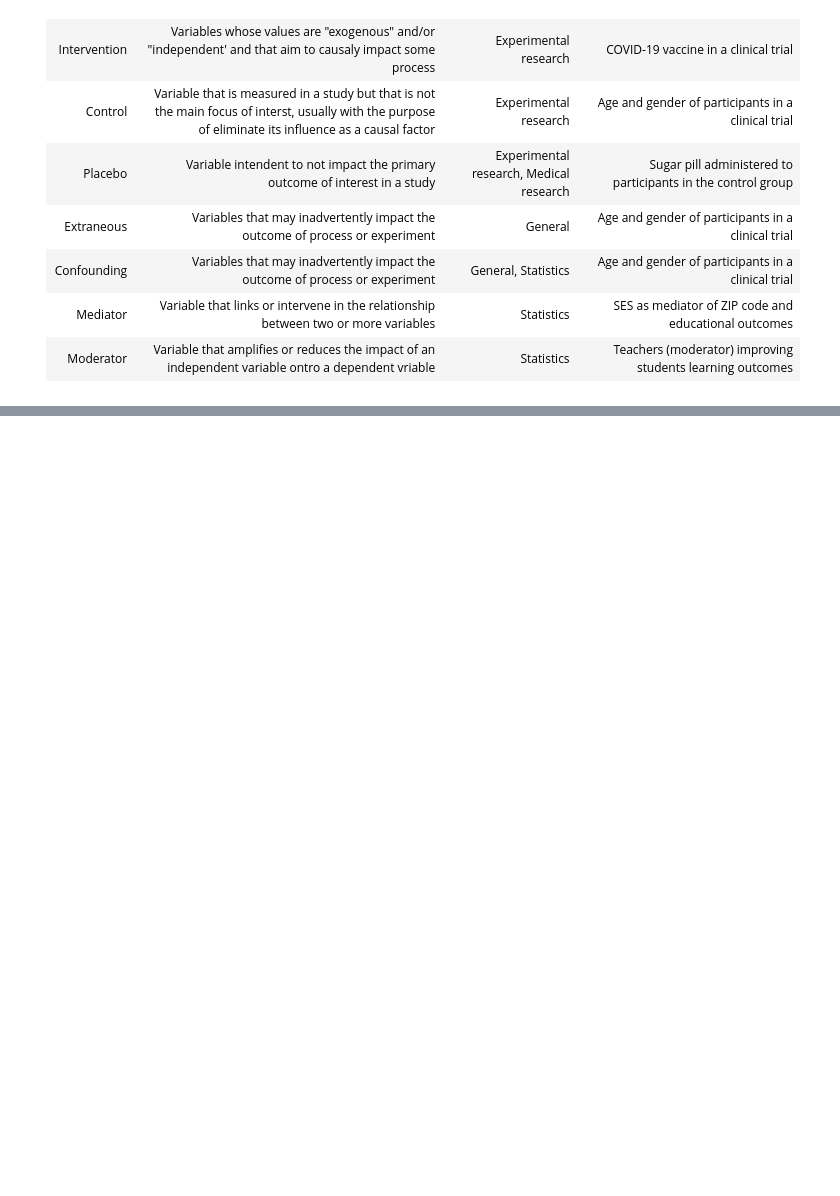
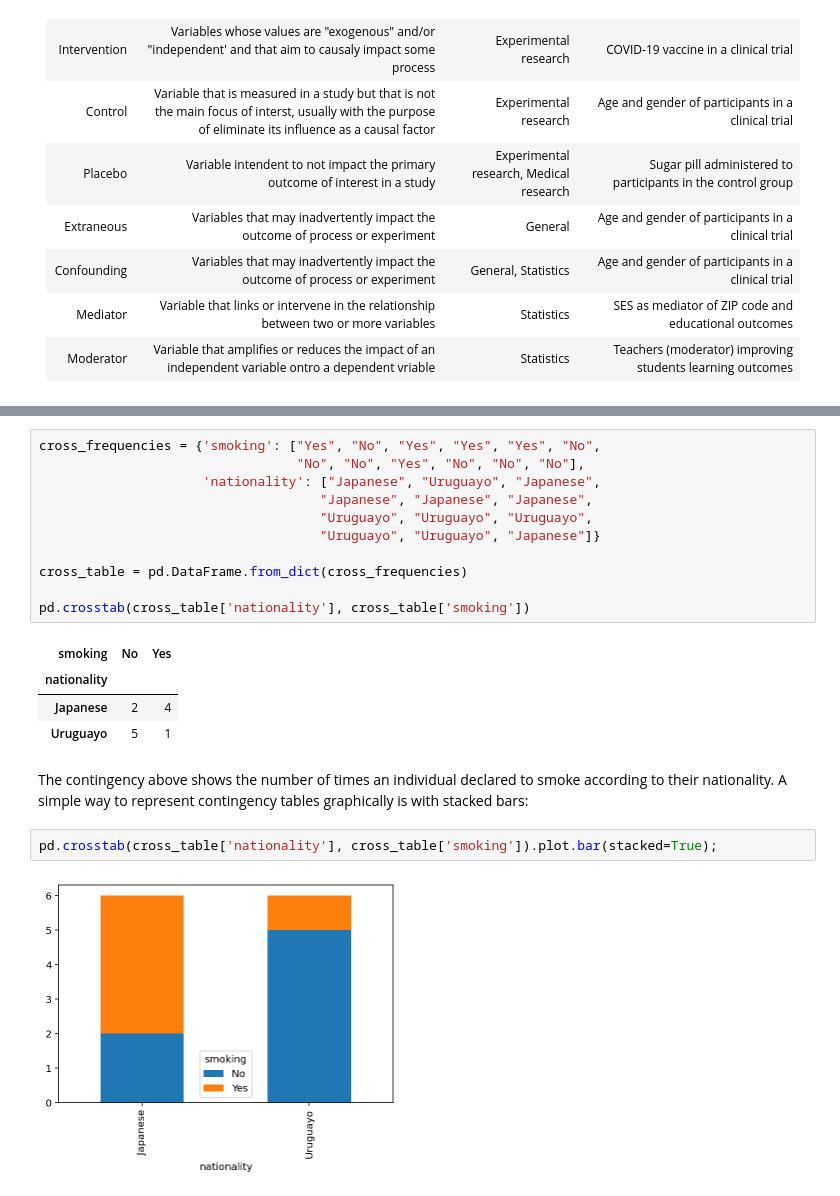
Before and after one commit to pabloinsente/data-analysis-python, a Jupyter notebook: notebooks/2-basic-concepts.ipynb, the cells around one changed output, grey strips where cells are left out. Drawn from its saved outputs; the diff is of its cells as text; blank space fills up the shorter version.

```diff
--- a/notebooks/2-basic-concepts.ipynb
+++ b/notebooks/2-basic-concepts.ipynb
@@ -367,0 +426,22 @@ In this section, I group and provide brief definitions of the most common ways t
+# %%
+cross_frequencies = {'smoking': ["Yes", "No", "Yes", "Yes", "Yes", "No",
+                                 "No", "No", "Yes", "No", "No", "No"],
+                     'nationality': ["Japanese", "Uruguayo", "Japanese",
+                                    "Japanese", "Japanese", "Japanese",
+                                    "Uruguayo", "Uruguayo", "Uruguayo",
+                                    "Uruguayo", "Uruguayo", "Japanese"]}
+
+cross_table = pd.DataFrame.from_dict(cross_frequencies)
+
+pd.crosstab(cross_table['nationality'], cross_table['smoking'])
+# %% [output]
+| smoking | No | Yes |
+| nationality |  |  |
+| Japanese | 2 | 4 |
+| Uruguayo | 5 | 1 |
+# %% [markdown]
+The contingency above shows the number of times an individual declared to smoke according to their nationality. A simple way to represent contingency tables graphically is with stacked bars:
+# %%
+pd.crosstab(cross_table['nationality'], cross_table['smoking']).plot.bar(stacked=True);
+# %% [output]
+[figure, added]
```
Also changed, not shown: parts of 79 cells of this notebook, 3 other files.
